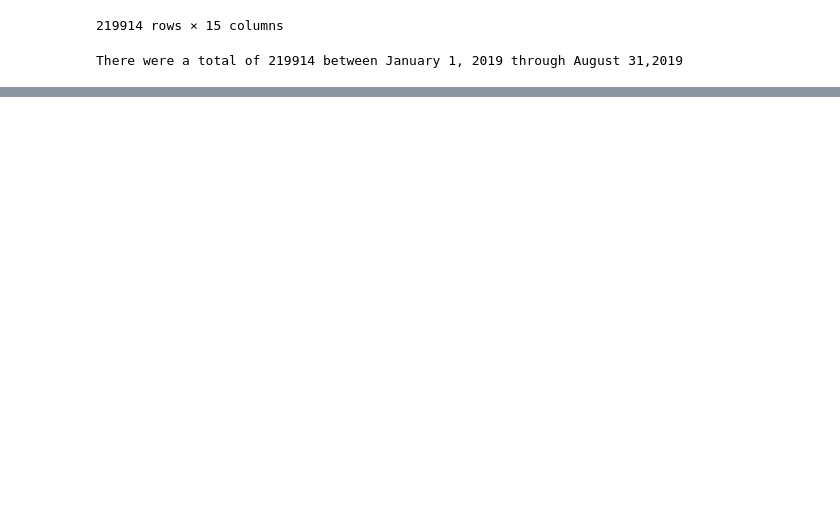
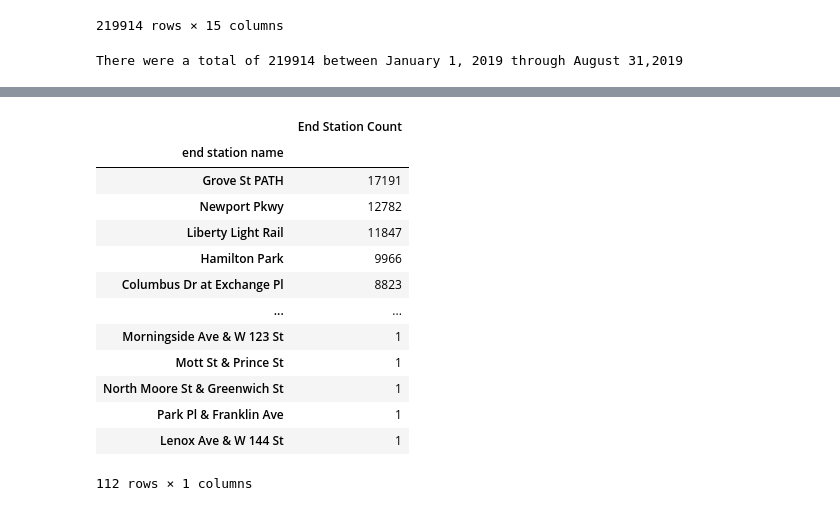
Before and after one commit to tnatoli29/Project_1, a Jupyter notebook: CitiBike/CitiBike 2020 Merge.ipynb, the cells around one changed output, grey strips where cells are left out. Cells and saved outputs as stored; diff of their text form; code cells hidden in the pictures; blank space fills up the shorter version.

Commit message:
count of male , female, unknown, groupby start and end location

```diff
--- a/CitiBike/CitiBike 2020 Merge.ipynb
+++ b/CitiBike/CitiBike 2020 Merge.ipynb
@@ -95,0 +162,24 @@ There were a total of 219914 between January 1, 2019 through August 31,2019
+# %%
+# Groupby end stations
+endstation = combined2020_CitiBike_df8.groupby(["end station name"])
+endstationcount = endstation["end station name"].count()
+#create new DataFrame
+endstation_df = pd.DataFrame({"End Station Count": endstationcount})
+endstation_df
+#Sort the purchase count column in descending order
+endstation_df.sort_values('End Station Count', ascending=False)
+# %% [output]
+|  | End Station Count |
+| end station name |  |
+| Grove St PATH | 17191 |
+| Newport Pkwy | 12782 |
+| Liberty Light Rail | 11847 |
+| Hamilton Park | 9966 |
+| Columbus Dr at Exchange Pl | 8823 |
+| ... | ... |
+| Morningside Ave & W 123 St | 1 |
+| Mott St & Prince St | 1 |
+| North Moore St & Greenwich St | 1 |
+| Park Pl & Franklin Ave | 1 |
+| Lenox Ave & W 144 St | 1 |
+112 rows × 1 columns
```
Also changed, not shown: parts of 2 cells of this notebook.
